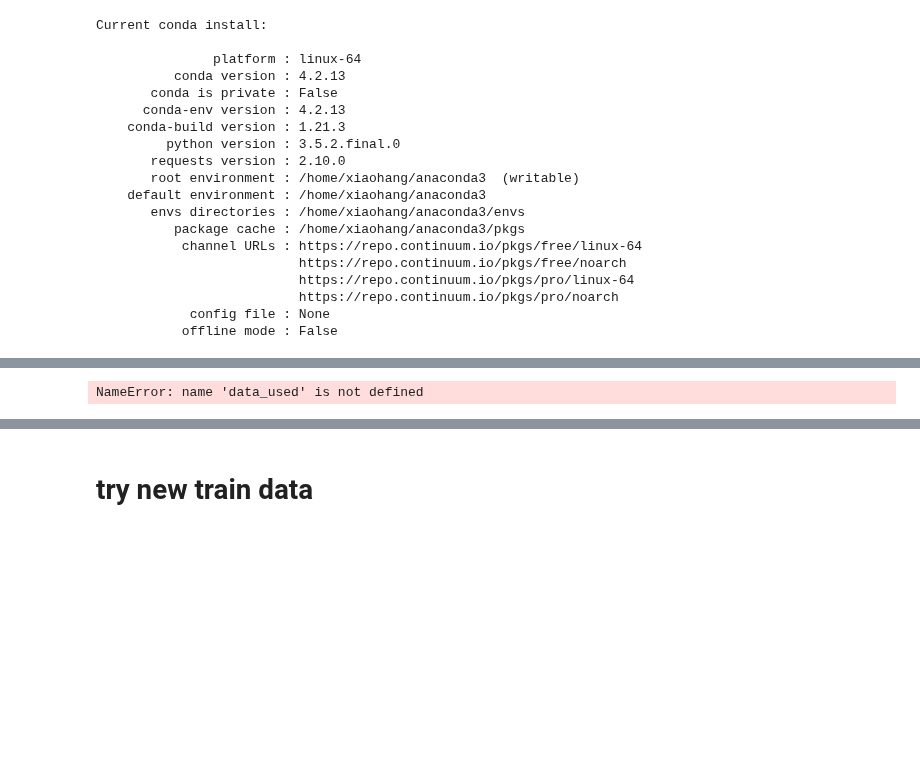
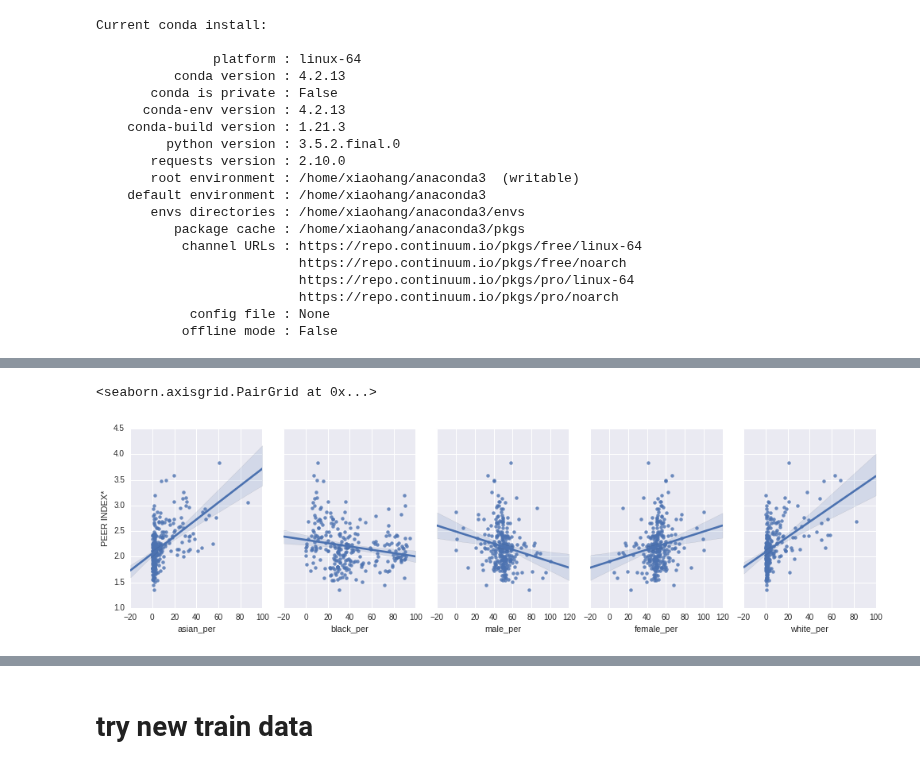
Before and after one commit to ckyko/CSC59970Project, a Jupyter notebook: school_scores.ipynb, the cells around one changed output, grey strips where cells are left out. Cells and saved outputs as stored; diff of their text form; code cells hidden in the pictures; blank space fills up the shorter version.

Commit message:
merge error

```diff
--- a/school_scores.ipynb
+++ b/school_scores.ipynb
@@ -749,9 +763,10 @@ import seaborn as sns
 # %%
 
 sns.pairplot(data_used, x_vars= ['asian_per', 'black_per', 'male_per', 'female_per','white_per'],
-             y_vars='PEER INDEX*', size=4, aspect=0.7, kind='scatter')
+             y_vars='PEER INDEX*', size=4, aspect=0.7, kind='reg')
 # %% [output]
-NameError: name 'data_used' is not defined
+<seaborn.axisgrid.PairGrid at 0x...>
+[figure, added]
 # %%
 use_sample = comb.loc[:, {'Level 3+4 %', 'AVERAGE CLASS SIZE', 'Number of Exams with scores 3 4 or 5','Total Avg.'}]
 use_sample = use_sample.loc[use_sample['Total Avg.']!= 0]
```
Also changed, not shown: parts of 28 cells of this notebook.
